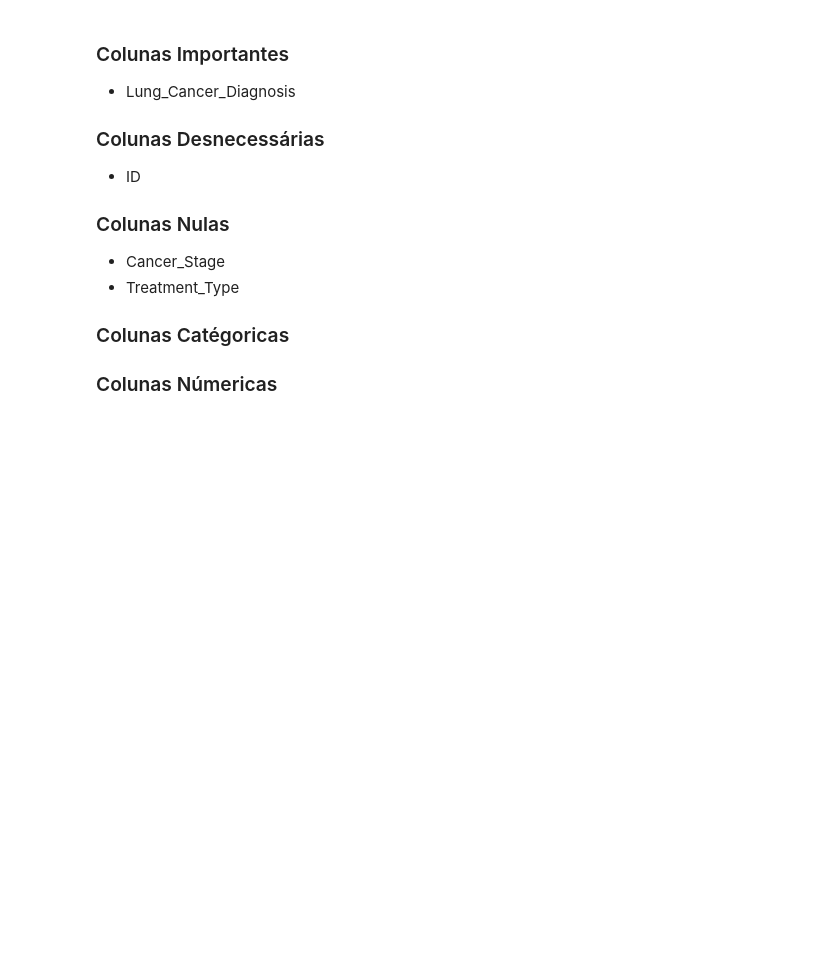
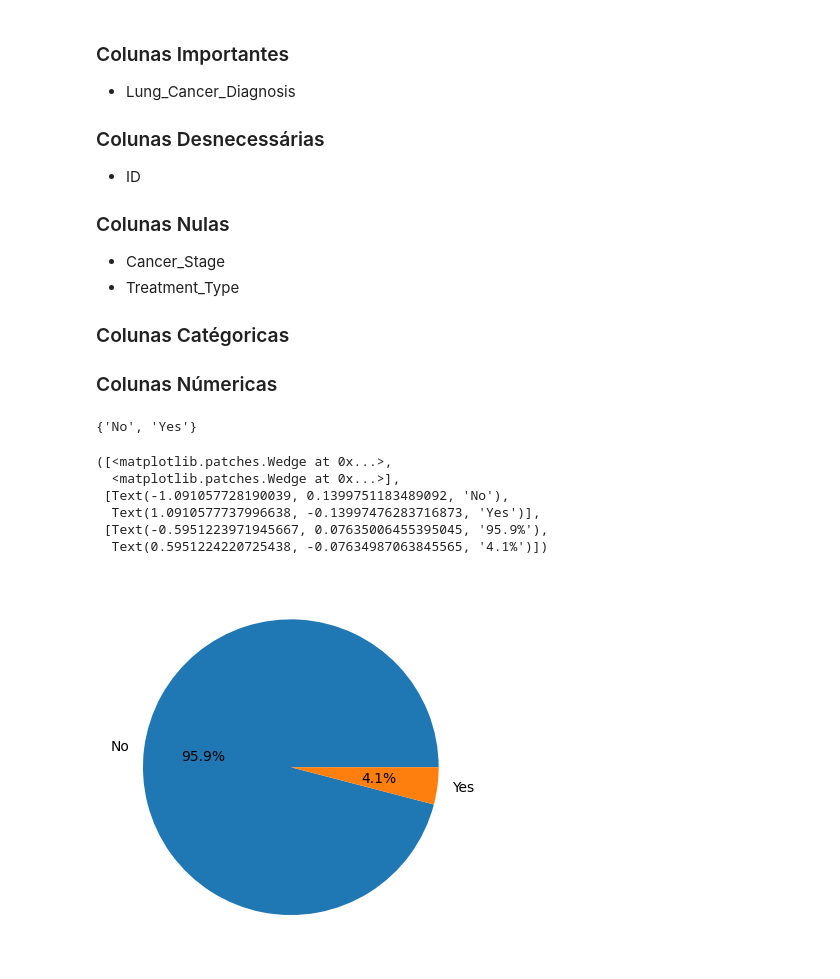
Before and after one commit to ademspr/fiap-ai-tech-challenge-01, a Jupyter notebook: notebooks/tech-challenger-01-analisys.ipynb, the cells around one changed output. Drawn from its saved outputs; the diff is of its cells as text; code cells hidden in the pictures; blank space fills up the shorter version.

```diff
--- a/notebooks/tech-challenger-01-analisys.ipynb
+++ b/notebooks/tech-challenger-01-analisys.ipynb
@@ -12,7 +12,7 @@ import numpy as np
 from sklearn.preprocessing import LabelEncoder
 # %%
 pd.set_option("display.max_columns", None)
-df = pd.read_csv("/home/data/lung_cancer_prediction_dataset.csv")
+df = pd.read_csv("/content/sample_data/lung_cancer_prediction_dataset.csv")
 
 df.head()
 # %% [output]
@@ -47,8 +94,18 @@ print(f"Null Values Count: {null_count}")
 ### Colunas Númericas
 # %%
 display(set(df['Lung_Cancer_Diagnosis']))
+# %% [output]
+{'No', 'Yes'}
 # %%
 # Pessoas diagnosticadas com câncer de pulmão
-df['Lung_Cancer_Diagnosis'].groupby(df['Lung_Cancer_Diagnosis']).count().plot(kind='pie')
+plt.pie(df['Lung_Cancer_Diagnosis'].value_counts(), labels=df['Lung_Cancer_Diagnosis'].unique(), autopct='%1.1f%%')
+# %% [output]
+([<matplotlib.patches.Wedge at 0x...>,
+  <matplotlib.patches.Wedge at 0x...>],
+ [Text(-1.091057728190039, 0.1399751183489092, 'No'),
+  Text(1.0910577737996638, -0.13997476283716873, 'Yes')],
+ [Text(-0.5951223971945667, 0.07635006455395045, '95.9%'),
+  Text(0.5951224220725438, -0.07634987063845565, '4.1%')])
+[figure, added]
 # %%
 plt.figure(figsize=(6, 4))
```
Also changed, not shown: parts of 10 cells of this notebook.
